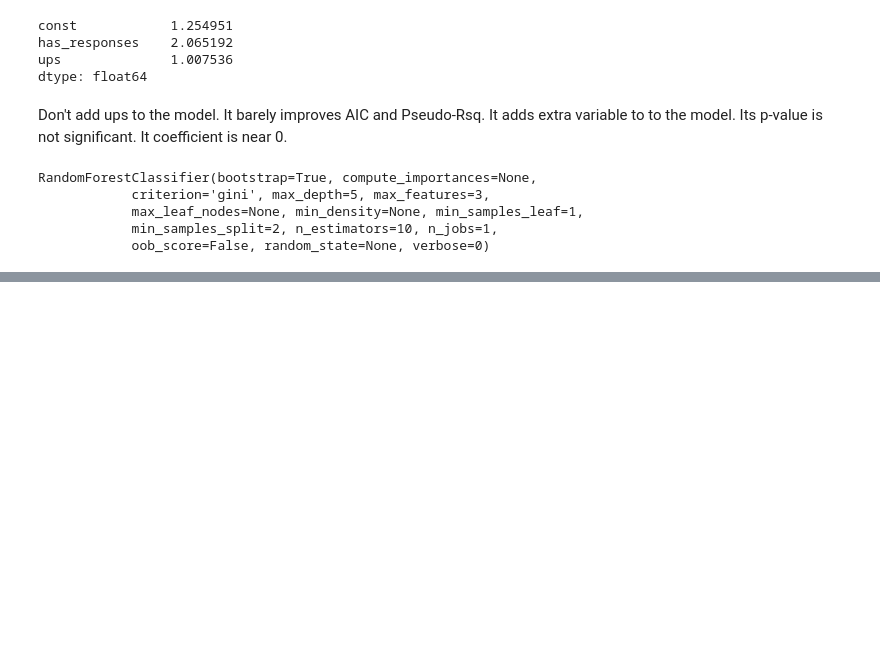
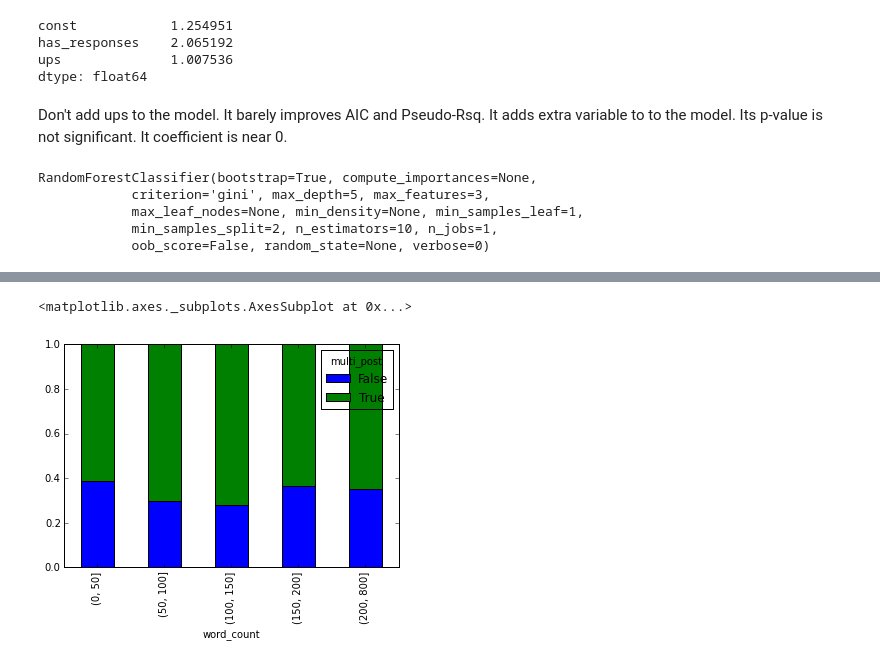
Before and after one commit to boazgurdin/reddit-churn, a Jupyter notebook: Model Building.ipynb, the cells around one changed output, grey strips where cells are left out. Drawn from its saved outputs; the diff is of its cells as text; code cells hidden in the pictures; blank space fills up the shorter version.

```diff
--- a/Model Building.ipynb
+++ b/Model Building.ipynb
@@ -182,0 +243,2 @@ preds = rfc.predict(first_post)
+# %%
+word_count_discrete = pd.cut(first_post.word_count, [0,50,100,150,200,800])
@@ -182,0 +261,5 @@ preds = rfc.predict(first_post)
+# %%
+word_count_crosstab_scaled.T.plot(kind="bar", stacked=True)
+# %% [output]
+<matplotlib.axes._subplots.AxesSubplot at 0x...>
+[figure, added]
```
Also changed, not shown: parts of 27 cells of this notebook.
